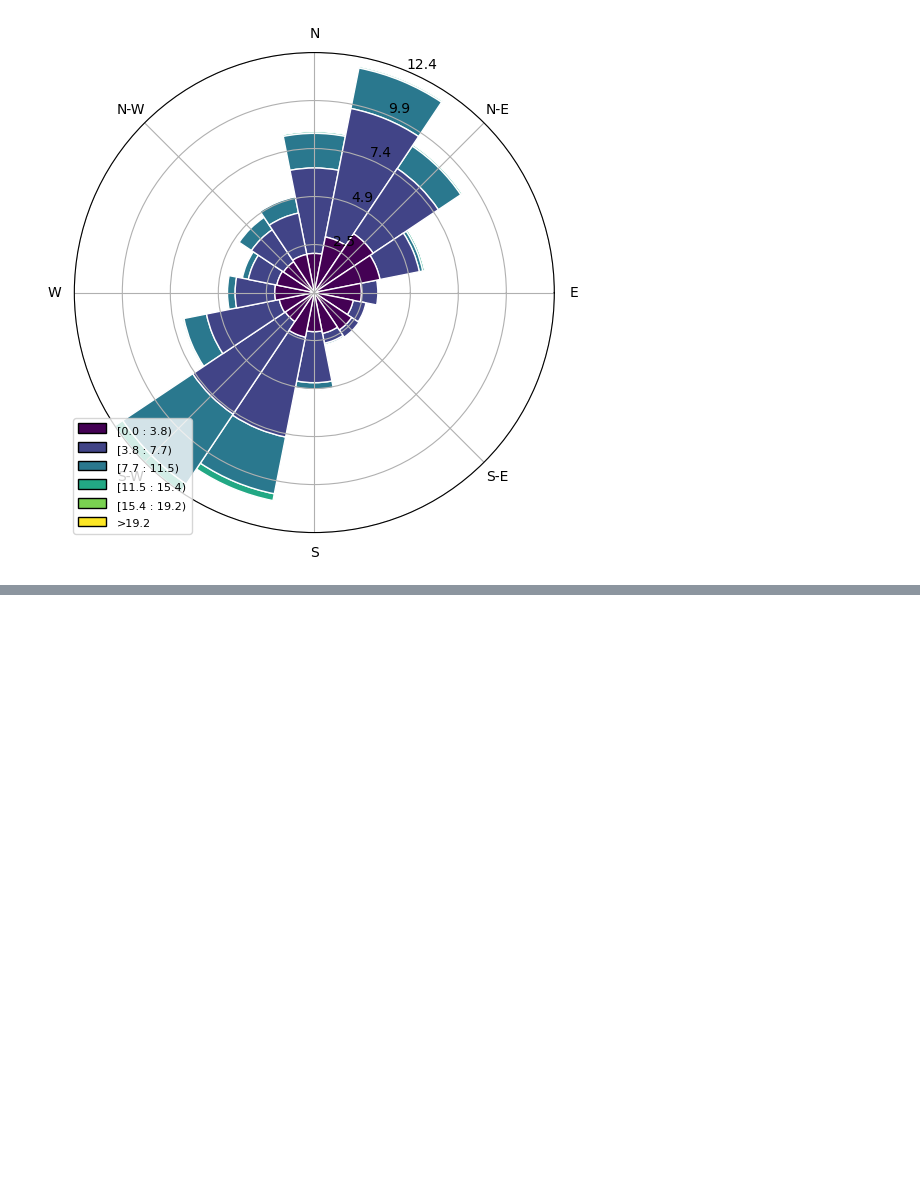
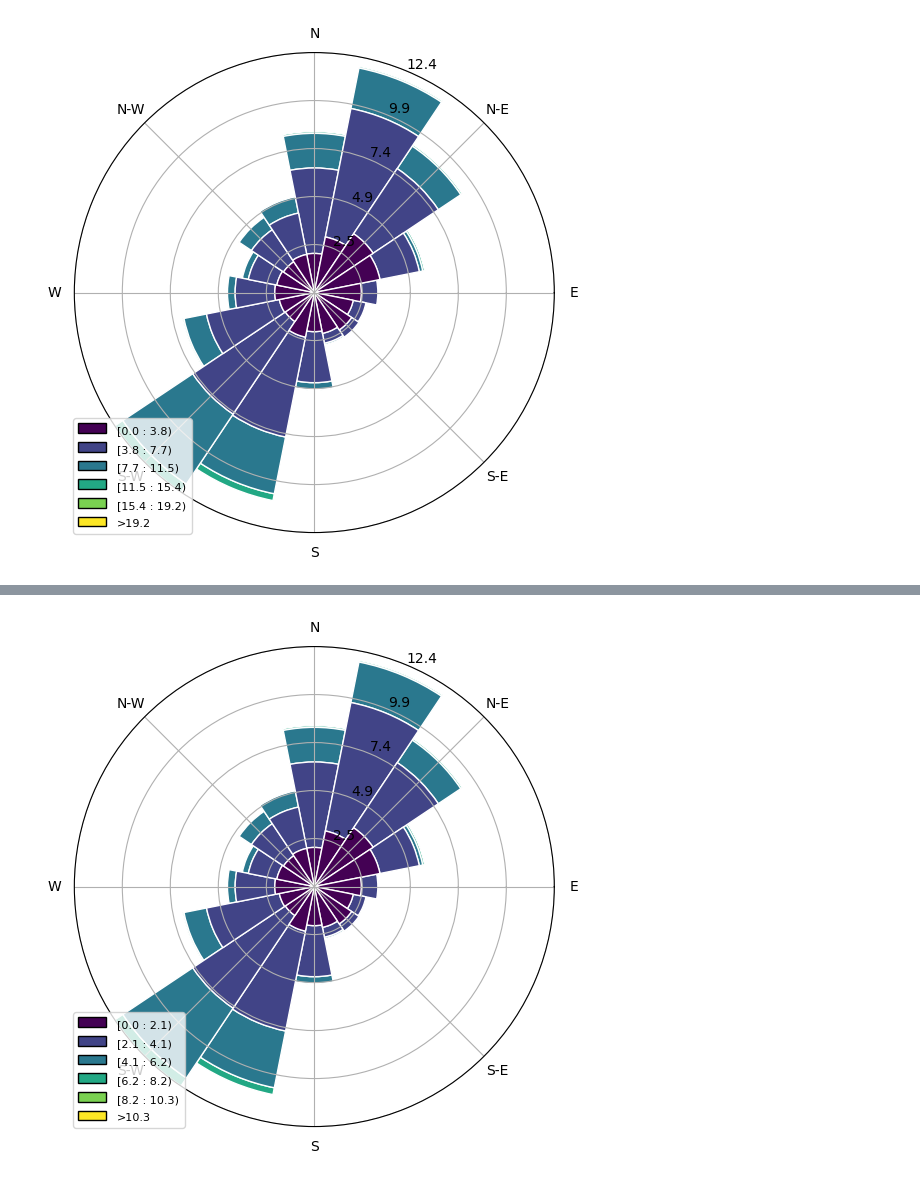
Before and after one commit to sblockhartzzero/CSI_JP_SpectralAnalysis_Python, a Jupyter notebook: probe_ndbc_wind.ipynb, the cells around one changed output, grey strips where cells are left out. Cells and saved outputs as stored; diff of their text form; code cells hidden in the pictures; blank space fills up the shorter version.

Commit message:
Added demo call to ndbc_reader

```diff
--- a/probe_ndbc_wind.ipynb
+++ b/probe_ndbc_wind.ipynb
@@ -169,0 +179,3 @@ ax.set_legend();
+# %%
+# Call ndbc_reader.load_ndbc_file
+df_wind_speeds = ndbc_reader.load_ndbc_file(desired_year)
@@ -169,0 +194,12 @@ ax.set_legend();
+# %%
+# Let's redo the windrose plot and compare...
+# This plot will have wind speed with units m/s, measured at 10 m
+
+fig = plt.figure(figsize=(6,6))
+
+# Plot the windrose
+ax = WindroseAxes.from_ax(fig=fig)
+ax.bar(df_wind_speeds.wind_dir, df_wind_speeds.wind_speed, normed=True, opening=1, edgecolor='white')
+ax.set_legend();
+# %% [output]
+[figure, added]
```
Also changed, not shown: parts of 8 cells of this notebook.
